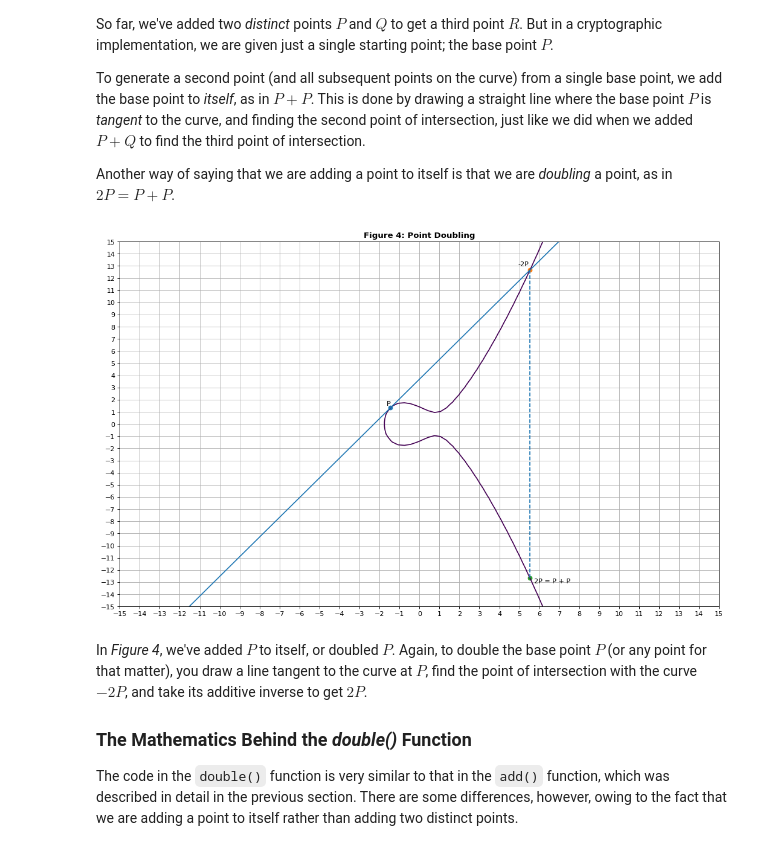
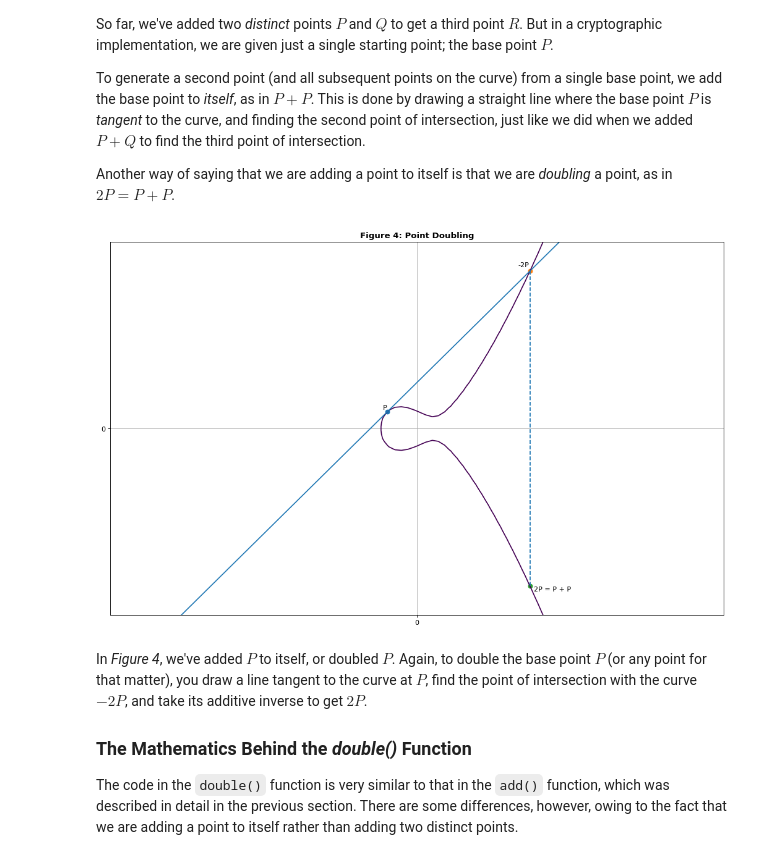
Before and after one commit to dchampion/crypto, a Jupyter notebook: doc/EllipticCurves.ipynb, the cells around one changed output. Saved outputs shown, nothing was run; the diff lists cells and outputs as text; code cells hidden in the pictures.

Commit message:
Improve images

```diff
--- a/doc/EllipticCurves.ipynb
+++ b/doc/EllipticCurves.ipynb
@@ -13,12 +13,16 @@ import numpy as np
 import matplotlib.pyplot as plt
 
 plt.figure(figsize=(16,10), dpi=80)
-def grid(start, stop):
-    ticks = [_ for _ in range(start, stop)]
+
+def add_ticks(start, stop, grid=False):
+    if grid:
+        ticks = [_ for _ in range(start, stop)]
+    else:
+        ticks = [start, 0, stop]
     plt.xticks(ticks)
     plt.yticks(ticks)
 
-grid(-17,17)
+add_ticks(-17, 17)
 
 y, x = np.ogrid[-15:15:100j, -15:15:100j]
 a, b = -2, 2
@@ -169,34 +173,34 @@ To generate a second point (and all subsequent points on the curve) from a singl
 Another way of saying that we are adding a point to itself is that we are _doubling_ a point, as in $2P = P + P$.
 # %%
 plt.figure(figsize=(16,10), dpi=80)
-grid(-17,17)
+add_ticks(-17,17)
 
 plt.contour(x.ravel(), y.ravel(), pow(x, 3) - pow(y, 2) + a*x + b, [0])
 
 plt.scatter(Px, Py)
 plt.annotate("P", [Px-.2, Py+.2])
 
 def double(x1, y1, a):
     m = ((3 * pow(x1, 2)) + a) / (2 * y1)
     x2 = pow(m, 2) - 2 * x1
     y2 = m * (x2 - x1) + y1
     return x2, -y2
 
 P2x, P2y = double(Px, Py, a)
 
 plt.scatter(P2x, -P2y)
 plt.annotate("-2P", [P2x-.6, -P2y+.3])
 plt.axline(xy1=(Px,Py), xy2=(P2x,-P2y))
 
 plt.scatter(P2x, P2y)
 plt.annotate("2P = P + P", [P2x+.2, P2y-.4])
 plt.plot([P2x,P2x], [-P2y,P2y], linestyle="--")
 
 plt.title("Figure 4: Point Doubling", fontsize="large", fontweight="bold")
 plt.grid()
 plt.show()
 # %% [output]
-[figure, old version]
+[figure, new version]
 # %% [markdown]
 In _Figure 4_, we've added $P$ to itself, or doubled $P$. Again, to double the base point $P$ (or any point for that matter), you draw a line tangent to the curve at $P$, find the point of intersection with the curve $-2P$, and take its additive inverse to get $2P$.
 
```
Also changed, not shown: parts of 11 cells of this notebook.
